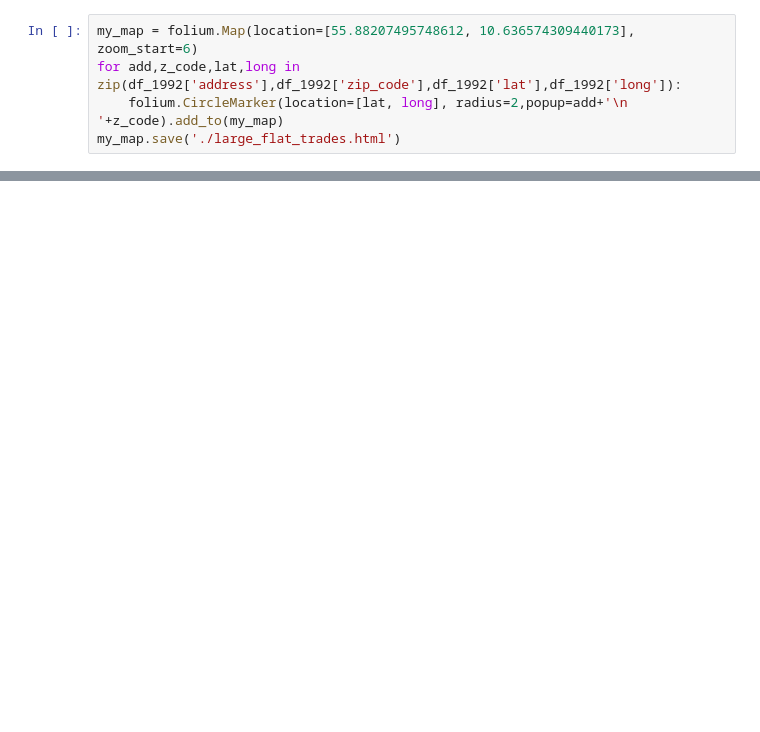
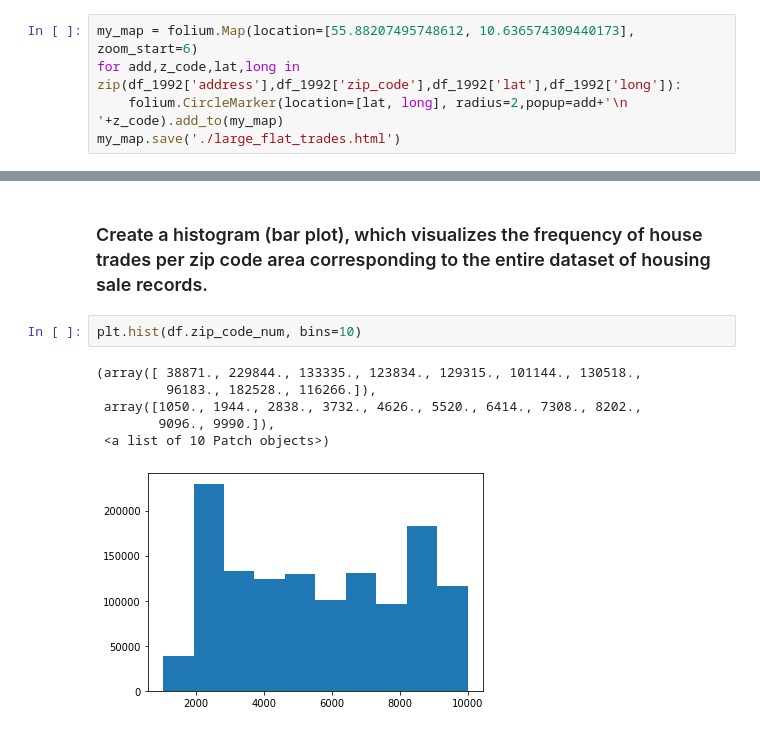
Before and after one commit to pravien/Business-Intelligence, a Jupyter notebook: assignment-3/Assignment-3.ipynb, the cells around one changed output, grey strips where cells are left out. Cells and saved outputs as stored; diff of their text form; blank space fills up the shorter version.

```diff
--- a/assignment-3/Assignment-3.ipynb
+++ b/assignment-3/Assignment-3.ipynb
@@ -132,0 +157,11 @@ IFrame(src='./large_flat_trades.html', width=700, height=600)
+# %% [markdown]
+### Create a histogram (bar plot), which visualizes the frequency of house trades per zip code area corresponding to the entire dataset of housing sale records.
+# %%
+plt.hist(df.zip_code_num, bins=10)
+# %% [output]
+(array([ 38871., 229844., 133335., 123834., 129315., 101144., 130518.,
+         96183., 182528., 116266.]),
+ array([1050., 1944., 2838., 3732., 4626., 5520., 6414., 7308., 8202.,
+        9096., 9990.]),
+ <a list of 10 Patch objects>)
+[figure, added]
```
Also changed, not shown: parts of 10 cells of this notebook.
